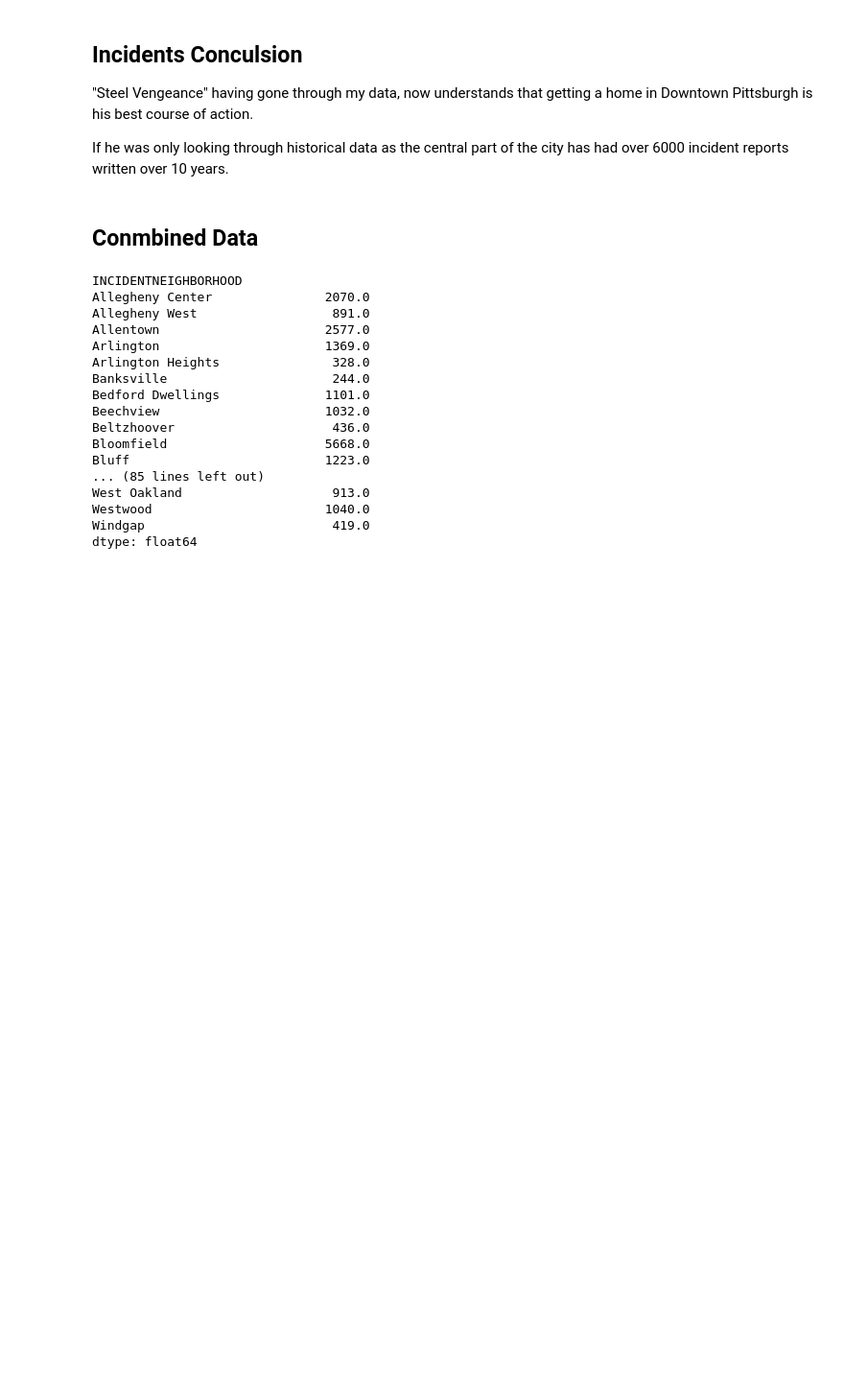
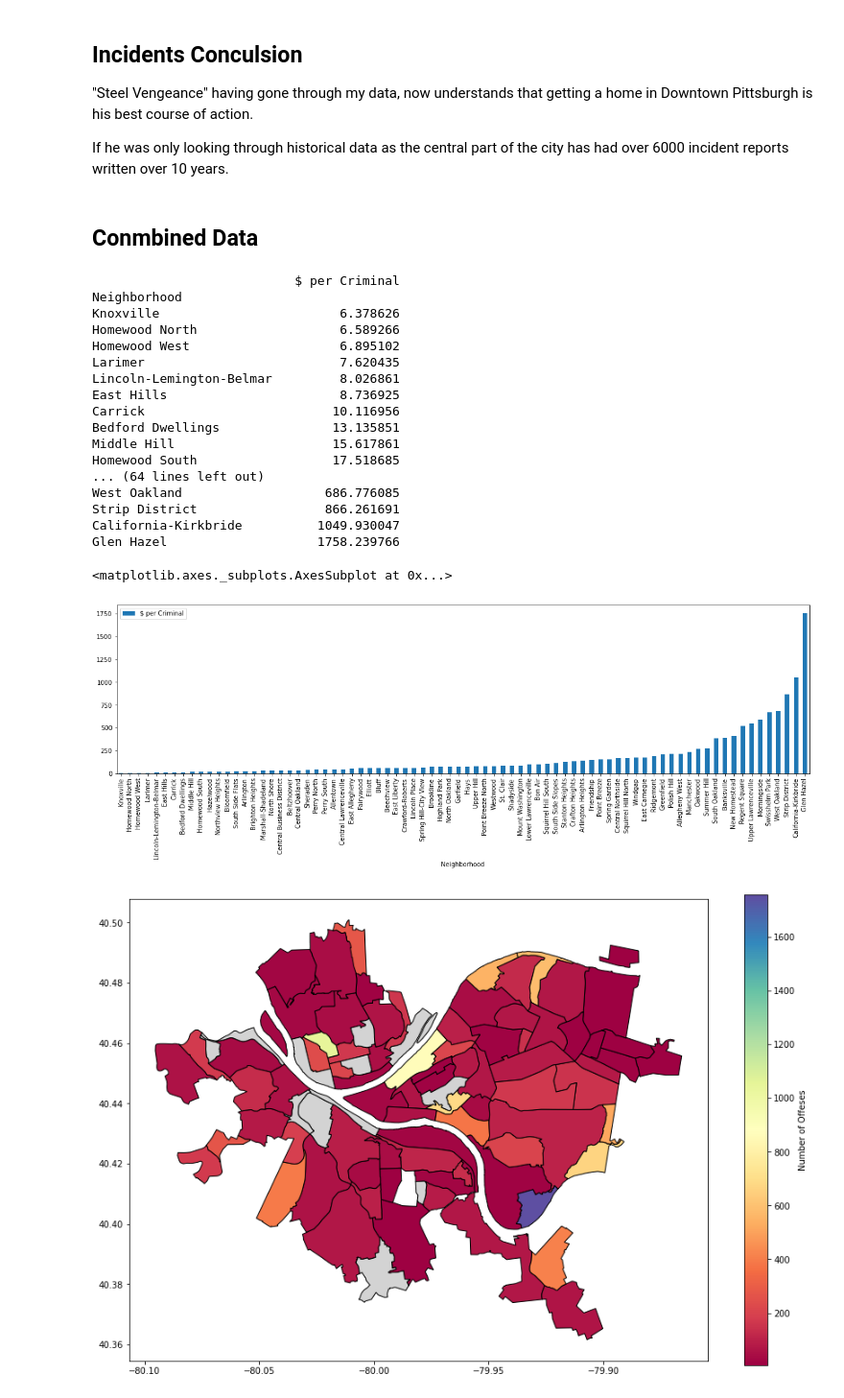
Before and after one commit to lslutsky/Big-Ideas-Final-Project, a Jupyter notebook: Final/Final.ipynb, the cells around one changed output. Shown at 96% size. Cells and saved outputs as stored; diff of their text form; code cells hidden in the pictures; blank space fills up the shorter version.

```diff
--- a/Final/Final.ipynb
+++ b/Final/Final.ipynb
@@ -244,24 +243,47 @@ reports_map.plot(column='PK', cmap=plt.cm.get_cmap('RdYlGn').reversed(), edgecol
 If he was only looking through historical data as the central part of the city has had over 6000 incident reports written over 10 years.
 # %% [markdown]
 ## Conmbined Data
-# %%
-crimes = num_reports['PK'] + hoods_ordered
-crimes
-# %% [output]
-INCIDENTNEIGHBORHOOD
-Allegheny Center               2070.0
-Allegheny West                  891.0
-Allentown                      2577.0
-Arlington                      1369.0
-Arlington Heights               328.0
-Banksville                      244.0
-Bedford Dwellings              1101.0
-Beechview                      1032.0
-Beltzhoover                     436.0
-Bloomfield                     5668.0
-Bluff                          1223.0
-... (85 lines left out)
-West Oakland                    913.0
-Westwood                       1040.0
-Windgap                         419.0
-dtype: float64
+# %%
+crimes = num_reports['PK'] + hoods_ordered
+dol_per_crim = residential_data_sorted / crimes
+remove_nan = dol_per_crim.dropna()
+metric_ordered = remove_nan.sort_values(ascending=True)
+
+dol_per_crim_df = pd.DataFrame(metric_ordered).reset_index()
+dol_per_crim_df.columns = ['Neighborhood', '$ per Criminal']
+dollars_per_crim = dol_per_crim_df.set_index('Neighborhood')
+print(dollars_per_crim)
+
+dollars_per_crim.plot.bar(figsize = (20,5))
+
+reports_map = neighborhoods.merge(dollars_per_crim, how='left', left_on='hood', right_on='Neighborhood')
+reports_map[['hood','$ per Criminal','geometry']]
+reports_map.plot( column = '$ per Criminal',
+                cmap='Spectral',
+                edgecolor="black",
+                legend=True,
+                legend_kwds={'label': "Number of Offeses"},
+                figsize=(15, 10),
+                missing_kwds={"color": "lightgrey"}
+                )
+# %% [output]
+                           $ per Criminal
+Neighborhood
+Knoxville                        6.378626
+Homewood North                   6.589266
+Homewood West                    6.895102
+Larimer                          7.620435
+Lincoln-Lemington-Belmar         8.026861
+East Hills                       8.736925
+Carrick                         10.116956
+Bedford Dwellings               13.135851
+Middle Hill                     15.617861
+Homewood South                  17.518685
+... (64 lines left out)
+West Oakland                   686.776085
+Strip District                 866.261691
+California-Kirkbride          1049.930047
+Glen Hazel                    1758.239766
+<matplotlib.axes._subplots.AxesSubplot at 0x...>
+[figure, added]
+[figure, added]
```
Also changed, not shown: parts of 10 cells of this notebook.
